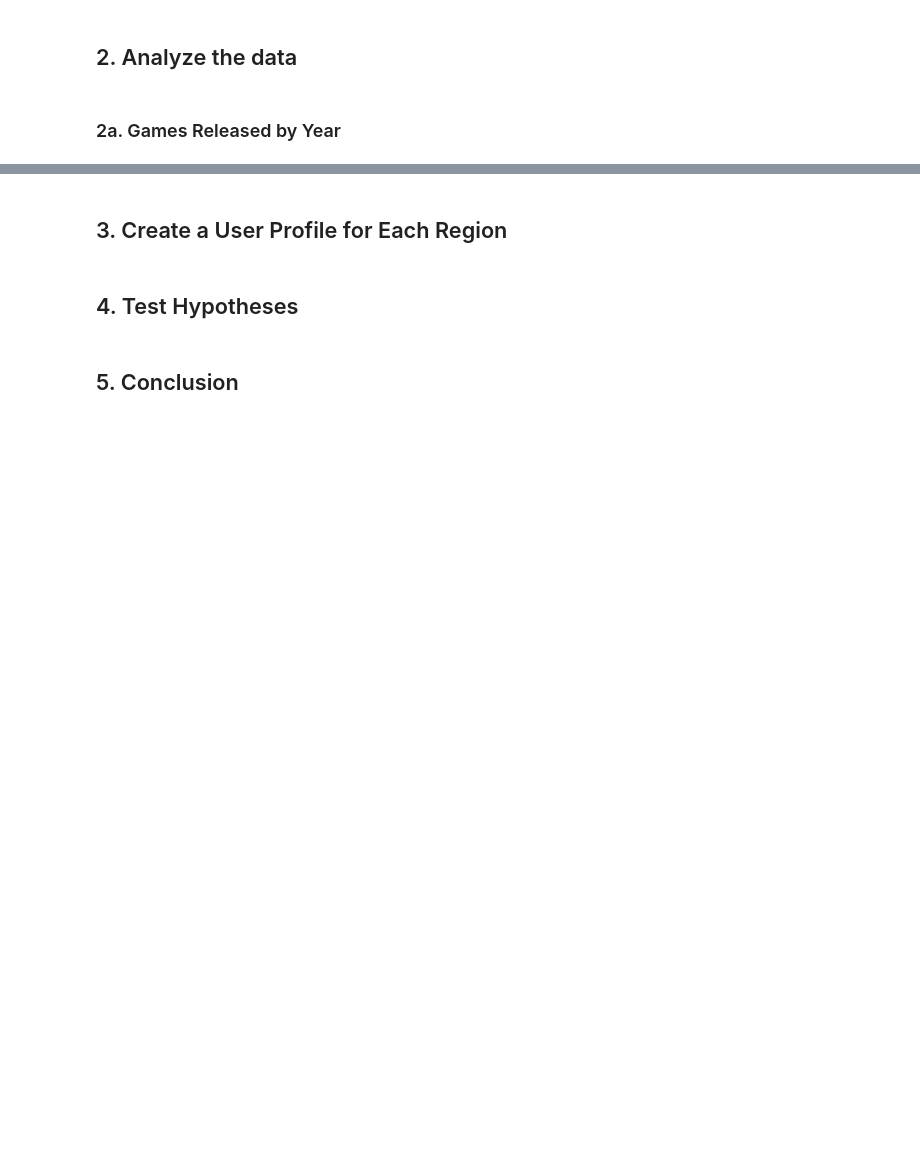
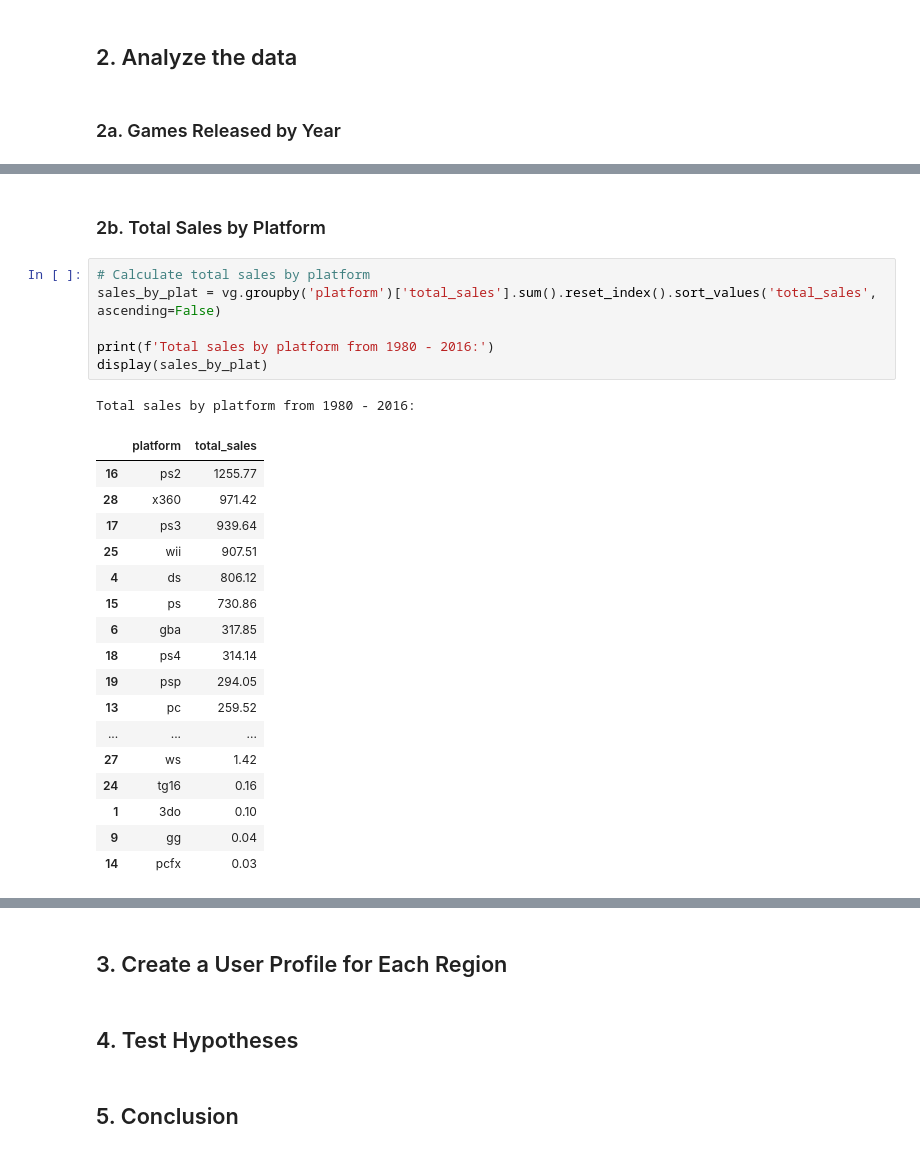
Before and after one commit to kellyshreeve/Forecasting-Global-Video-Game-Preference, a Jupyter notebook: Data Analysis.ipynb, the cells around one changed output, grey strips where cells are left out. Saved outputs shown, nothing was run; the diff lists cells and outputs as text; blank space fills up the shorter version.

```diff
--- a/Data Analysis.ipynb
+++ b/Data Analysis.ipynb
@@ -510,0 +525,27 @@ year_bar.show()
+# %% [markdown]
+### 2b. Total Sales by Platform
+# %%
+# Calculate total sales by platform
+sales_by_plat = vg.groupby('platform')['total_sales'].sum().reset_index().sort_values('total_sales', ascending=False)
+
+print(f'Total sales by platform from 1980 - 2016:')
+display(sales_by_plat)
+# %% [output]
+Total sales by platform from 1980 - 2016:
+|  | platform | total_sales |
+| 16 | ps2 | 1255.77 |
+| 28 | x360 | 971.42 |
+| 17 | ps3 | 939.64 |
+| 25 | wii | 907.51 |
+| 4 | ds | 806.12 |
+| 15 | ps | 730.86 |
+| 6 | gba | 317.85 |
+| 18 | ps4 | 314.14 |
+| 19 | psp | 294.05 |
+| 13 | pc | 259.52 |
+| ... | ... | ... |
+| 27 | ws | 1.42 |
+| 24 | tg16 | 0.16 |
+| 1 | 3do | 0.10 |
+| 9 | gg | 0.04 |
+| 14 | pcfx | 0.03 |
```
Also changed, not shown: parts of 25 cells of this notebook.
